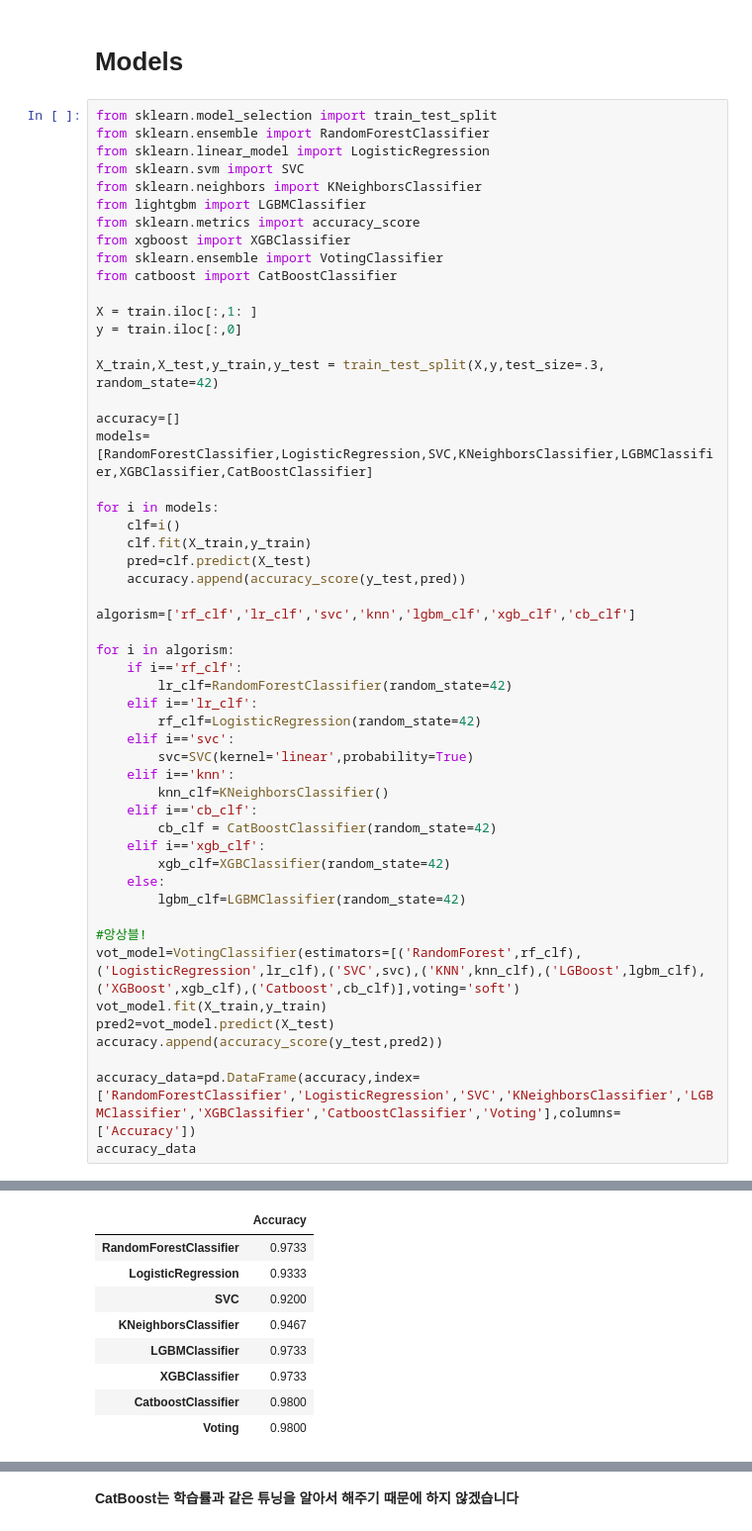
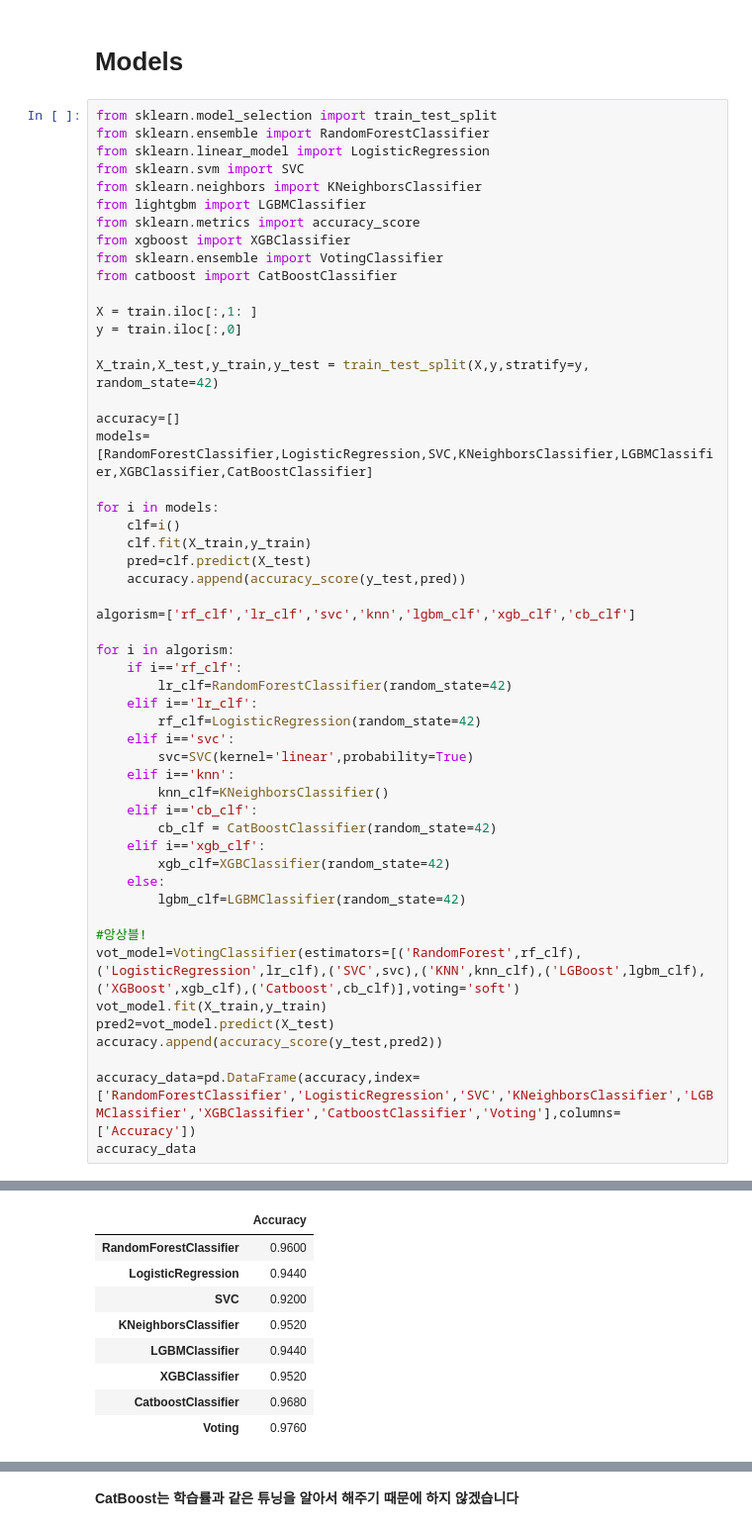
Before and after one commit to kissthedata/study, a Jupyter notebook: June/6.3/HyperParameter Tuning.ipynb, the cells around one changed output, grey strips where cells are left out. Shown: that part at 99% size. Saved outputs shown, nothing was run; the diff lists cells and outputs as text.

```diff
--- a/June/6.3/HyperParameter Tuning.ipynb
+++ b/June/6.3/HyperParameter Tuning.ipynb
@@ -89,7 +89,7 @@ from catboost import CatBoostClassifier
 X = train.iloc[:,1: ]
 y = train.iloc[:,0]
 
-X_train,X_test,y_train,y_test = train_test_split(X,y,test_size=.3, random_state=42)
+X_train,X_test,y_train,y_test = train_test_split(X,y,stratify=y, random_state=42)
 
 accuracy=[]
 models=[RandomForestClassifier,LogisticRegression,SVC,KNeighborsClassifier,LGBMClassifier,XGBClassifier,CatBoostClassifier]
@@ -147,9 +147,9 @@ Learning rate set to 0.00658
 |  | Accuracy |
-| RandomForestClassifier | 0.9733 |
-| LogisticRegression | 0.9333 |
+| RandomForestClassifier | 0.9600 |
+| LogisticRegression | 0.9440 |
 | SVC | 0.9200 |
-| KNeighborsClassifier | 0.9467 |
-| LGBMClassifier | 0.9733 |
-| XGBClassifier | 0.9733 |
-| CatboostClassifier | 0.9800 |
-| Voting | 0.9800 |
+| KNeighborsClassifier | 0.9520 |
+| LGBMClassifier | 0.9440 |
+| XGBClassifier | 0.9520 |
+| CatboostClassifier | 0.9680 |
+| Voting | 0.9760 |
```
Also changed, not shown: parts of 9 cells of this notebook, 3 other files.
